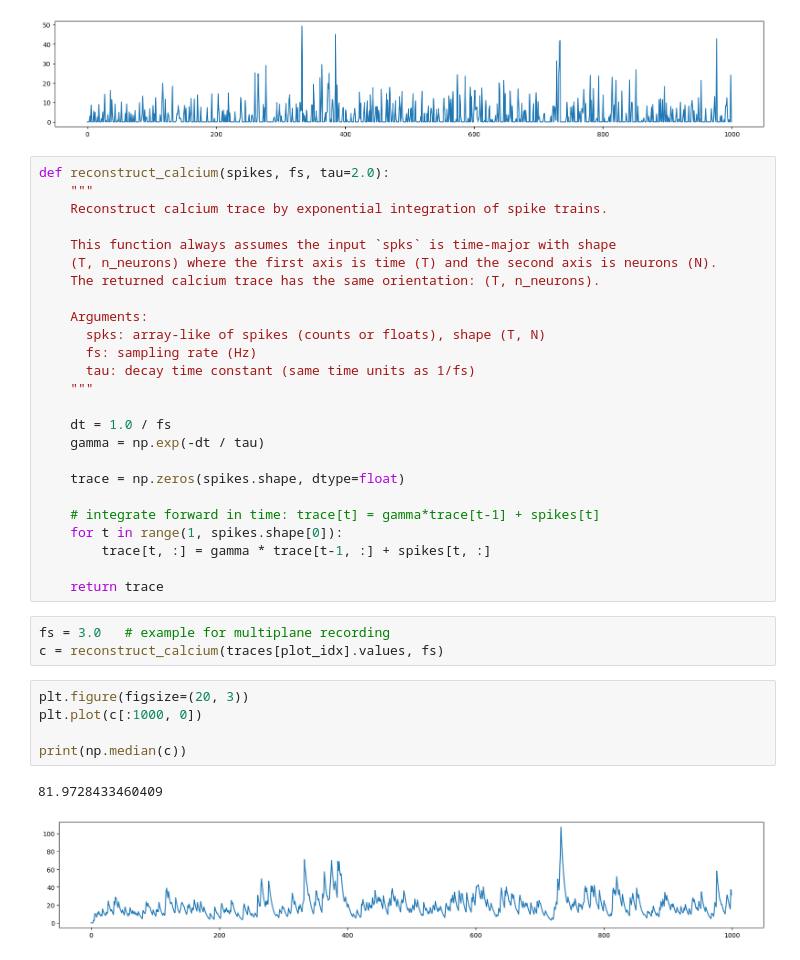
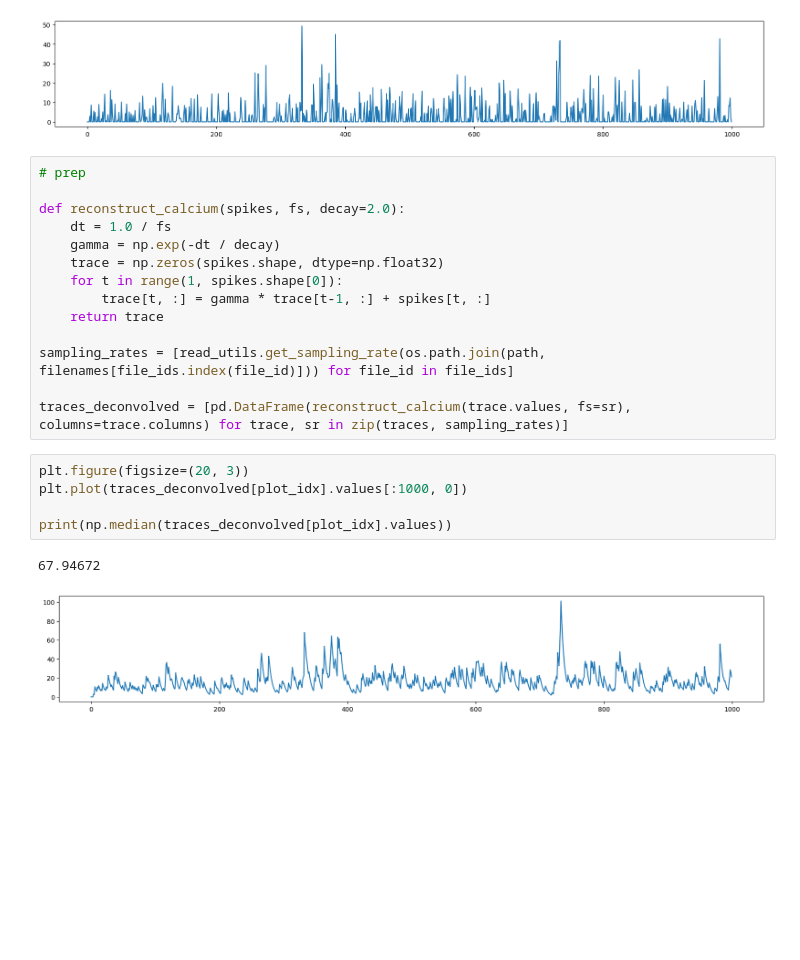
Before and after one commit to julian-zim/higama, a Jupyter notebook: organisms/mouse-2019-stringer/src/exploration/traces.ipynb, the cells around one changed output. Drawn from its saved outputs; the diff is of its cells as text; blank space fills up the shorter version.

```diff
--- a/organisms/mouse-2019-stringer/src/exploration/traces.ipynb
+++ b/organisms/mouse-2019-stringer/src/exploration/traces.ipynb
@@ -66,38 +66,24 @@ print(np.median(traces[plot_idx]))
 0.0
 [figure]
 # %%
-def reconstruct_calcium(spikes, fs, tau=2.0):
-    """
-    Reconstruct calcium trace by exponential integration of spike trains.
+# prep
 
-    This function always assumes the input `spks` is time-major with shape
-    (T, n_neurons) where the first axis is time (T) and the second axis is neurons (N).
-    The returned calcium trace has the same orientation: (T, n_neurons).
+def reconstruct_calcium(spikes, fs, decay=2.0):
+	dt = 1.0 / fs
+	gamma = np.exp(-dt / decay)
+	trace = np.zeros(spikes.shape, dtype=np.float32)
+	for t in range(1, spikes.shape[0]):
+		trace[t, :] = gamma * trace[t-1, :] + spikes[t, :]
+	return trace
 
-    Arguments:
-      spks: array-like of spikes (counts or floats), shape (T, N)
-      fs: sampling rate (Hz)
-      tau: decay time constant (same time units as 1/fs)
-    """
+sampling_rates = [read_utils.get_sampling_rate(os.path.join(path, filenames[file_ids.index(file_id)])) for file_id in file_ids]
 
-    dt = 1.0 / fs
-    gamma = np.exp(-dt / tau)
-
-    trace = np.zeros(spikes.shape, dtype=float)
-
-    # integrate forward in time: trace[t] = gamma*trace[t-1] + spikes[t]
-    for t in range(1, spikes.shape[0]):
-        trace[t, :] = gamma * trace[t-1, :] + spikes[t, :]
-
-    return trace
+traces_deconvolved = [pd.DataFrame(reconstruct_calcium(trace.values, fs=sr), columns=trace.columns) for trace, sr in zip(traces, sampling_rates)]
-# %%
-fs = 3.0   # example for multiplane recording
-c = reconstruct_calcium(traces[plot_idx].values, fs)
 # %%
 plt.figure(figsize=(20, 3))
-plt.plot(c[:1000, 0])
+plt.plot(traces_deconvolved[plot_idx].values[:1000, 0])
 
-print(np.median(c))
+print(np.median(traces_deconvolved[plot_idx].values))
 # %% [output]
-81.9728433460409
+67.94672
-[figure, old version]
+[figure, new version]
```
Also changed, not shown: parts of 2 cells of this notebook, 33 other files.
